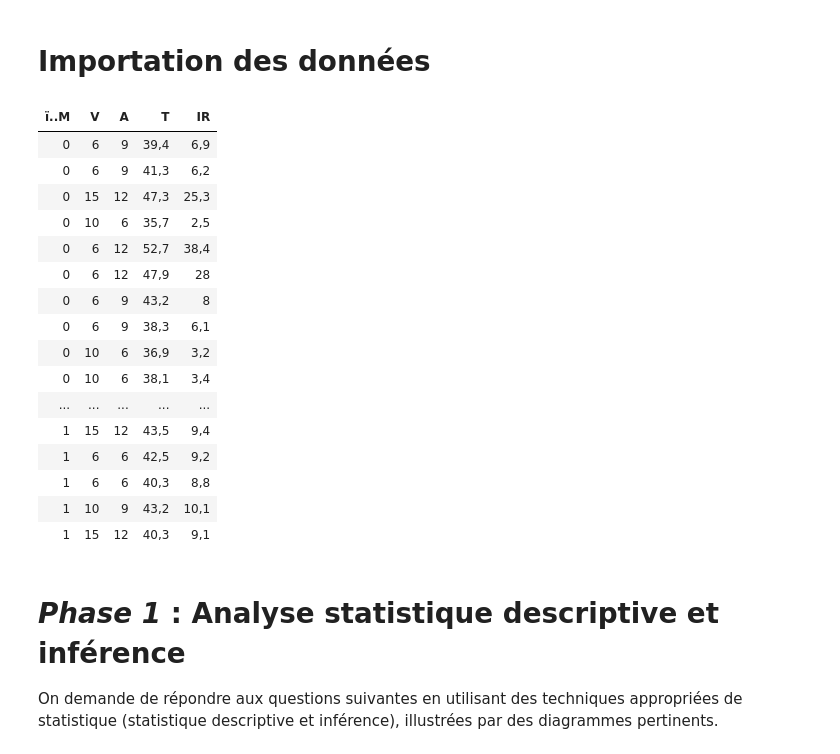
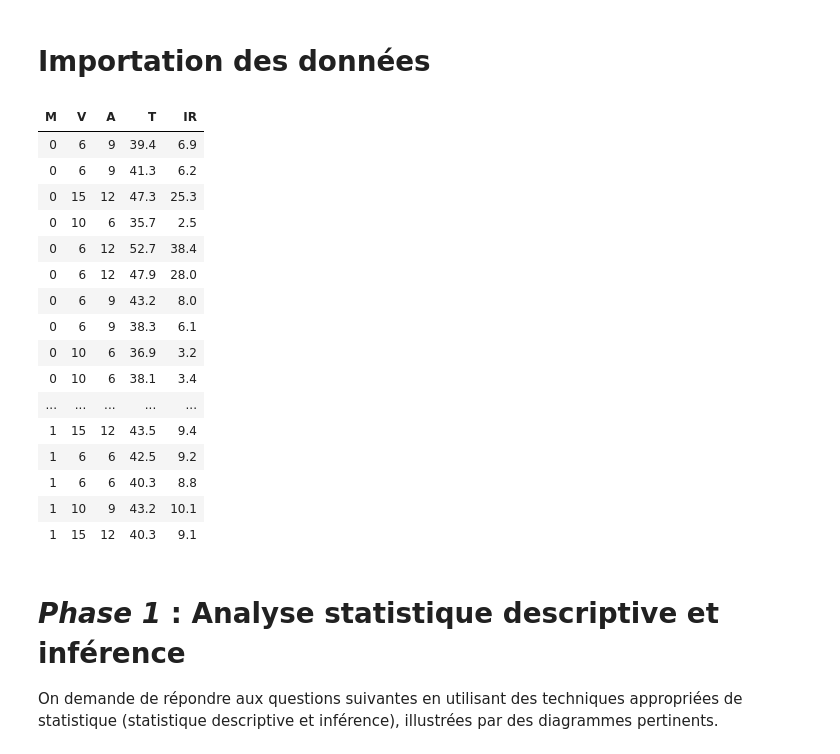
Before and after one commit to yaaks7/DEVOIR-MTH2302, a Jupyter notebook: devoir.ipynb, the cells around one changed output. Cells and saved outputs as stored; diff of their text form; code cells hidden in the pictures.

```diff
--- a/devoir.ipynb
+++ b/devoir.ipynb
@@ -20,26 +20,27 @@ Le but est d’analyser les résultats issus de cette expérience afin d’éval
 # %% [markdown]
 # Importation des données
 # %%
-data <- read.csv("data/DevoirB_H25.csv", header = TRUE, sep = ";",dec = ".")
+data <- read.csv("data/DevoirB_H25.csv", header = TRUE, sep = ";", dec = ",")
+colnames(data)[1] <- "M"
 data
 # %% [output]
-| ï..M | V | A | T | IR |
-| 0 | 6 | 9 | 39,4 | 6,9 |
-| 0 | 6 | 9 | 41,3 | 6,2 |
-| 0 | 15 | 12 | 47,3 | 25,3 |
-| 0 | 10 | 6 | 35,7 | 2,5 |
-| 0 | 6 | 12 | 52,7 | 38,4 |
-| 0 | 6 | 12 | 47,9 | 28 |
-| 0 | 6 | 9 | 43,2 | 8 |
-| 0 | 6 | 9 | 38,3 | 6,1 |
-| 0 | 10 | 6 | 36,9 | 3,2 |
-| 0 | 10 | 6 | 38,1 | 3,4 |
+| M | V | A | T | IR |
+| 0 | 6 | 9 | 39.4 | 6.9 |
+| 0 | 6 | 9 | 41.3 | 6.2 |
+| 0 | 15 | 12 | 47.3 | 25.3 |
+| 0 | 10 | 6 | 35.7 | 2.5 |
+| 0 | 6 | 12 | 52.7 | 38.4 |
+| 0 | 6 | 12 | 47.9 | 28.0 |
+| 0 | 6 | 9 | 43.2 | 8.0 |
+| 0 | 6 | 9 | 38.3 | 6.1 |
+| 0 | 10 | 6 | 36.9 | 3.2 |
+| 0 | 10 | 6 | 38.1 | 3.4 |
 | ... | ... | ... | ... | ... |
-| 1 | 15 | 12 | 43,5 | 9,4 |
-| 1 | 6 | 6 | 42,5 | 9,2 |
-| 1 | 6 | 6 | 40,3 | 8,8 |
-| 1 | 10 | 9 | 43,2 | 10,1 |
-| 1 | 15 | 12 | 40,3 | 9,1 |
+| 1 | 15 | 12 | 43.5 | 9.4 |
+| 1 | 6 | 6 | 42.5 | 9.2 |
+| 1 | 6 | 6 | 40.3 | 8.8 |
+| 1 | 10 | 9 | 43.2 | 10.1 |
+| 1 | 15 | 12 | 40.3 | 9.1 |
 # %% [markdown]
 # *Phase 1* : Analyse statistique descriptive et inférence
 On demande de répondre aux questions suivantes en utilisant des techniques appropriées de statistique (statistique descriptive et inférence), illustrées par des diagrammes pertinents.
```
Also changed, not shown: parts of 20 cells of this notebook.
